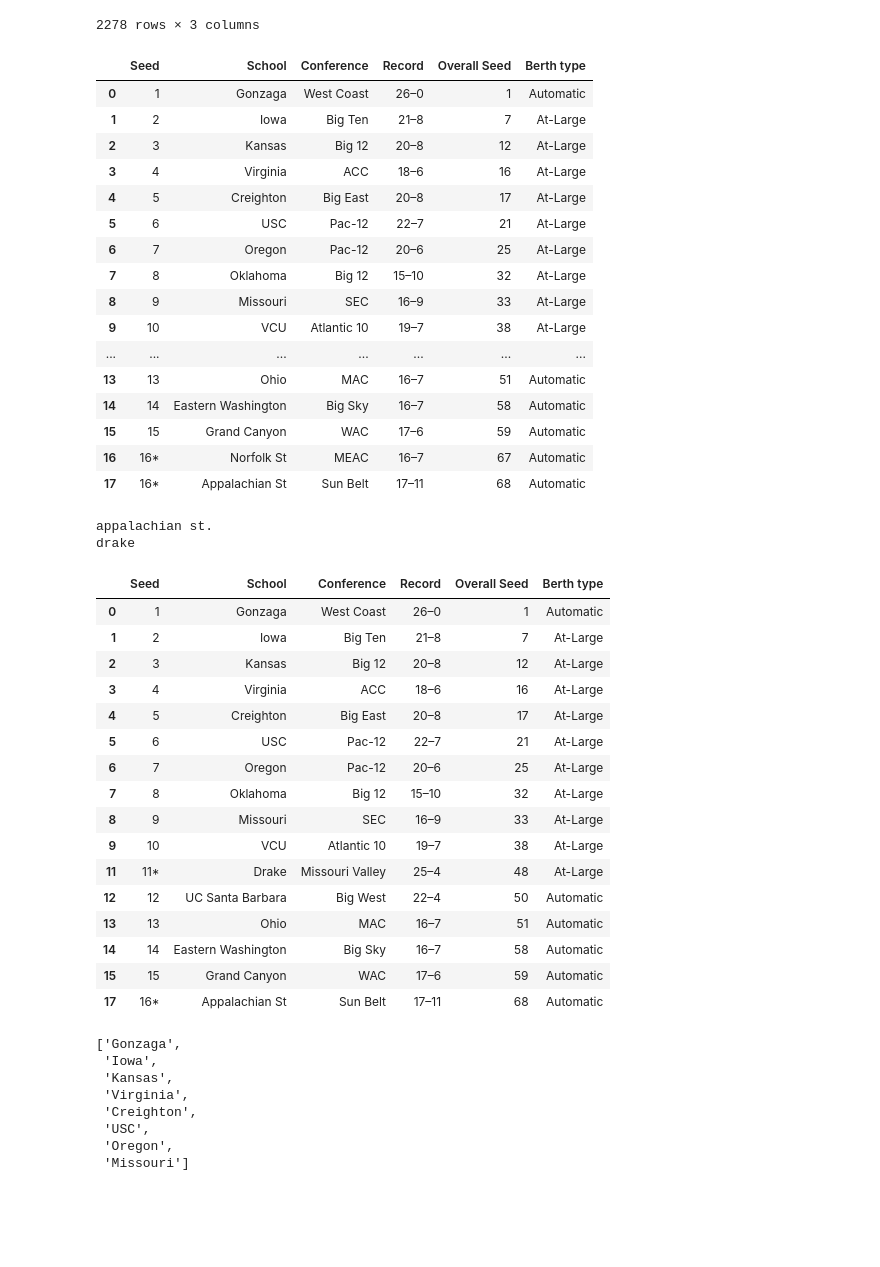
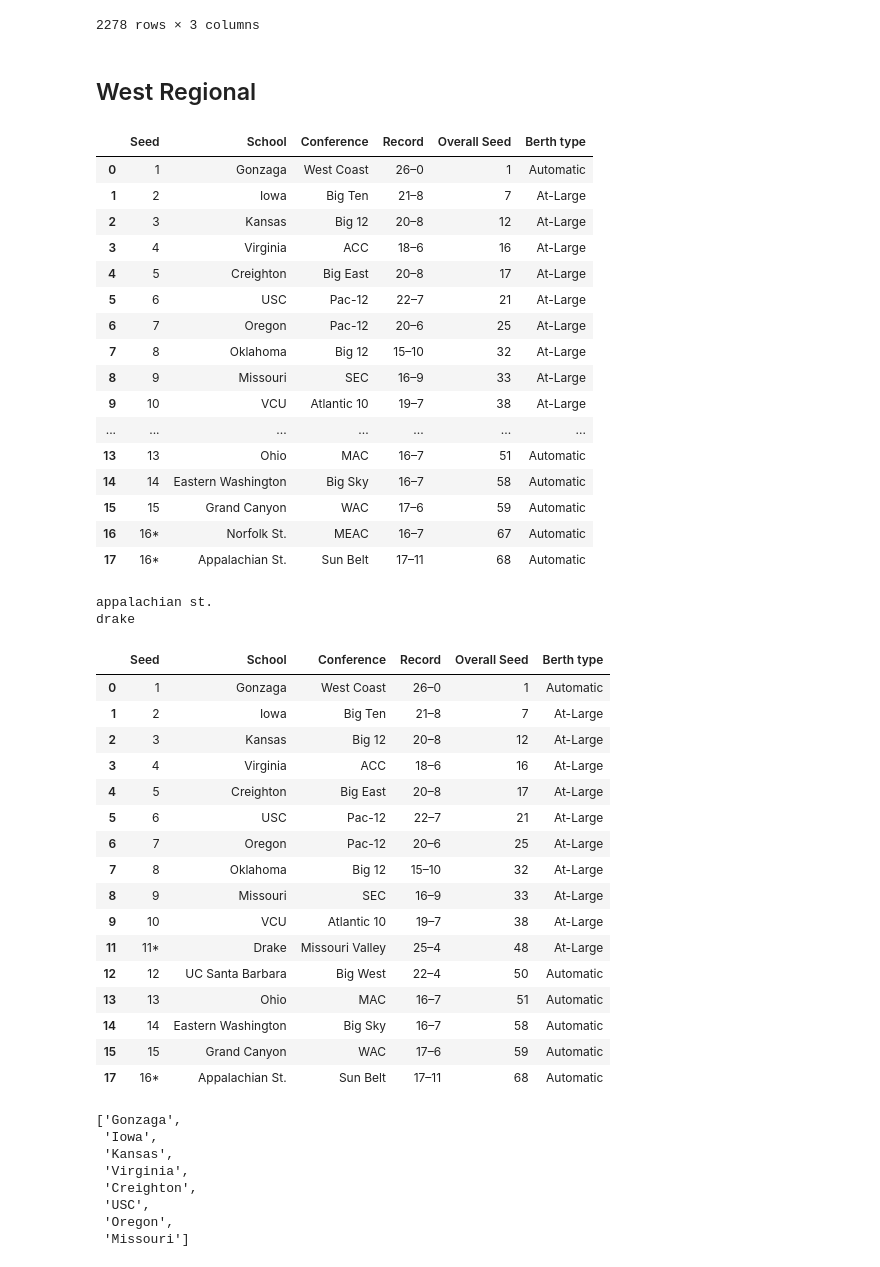
Before and after one commit to travis-tyler/ncaa_ml, a Jupyter notebook: part2/code/bracket_builder.ipynb, the cells around one changed output. Drawn from its saved outputs; the diff is of its cells as text; code cells hidden in the pictures; blank space fills up the shorter version.

```diff
--- a/part2/code/bracket_builder.ipynb
+++ b/part2/code/bracket_builder.ipynb
@@ -41,30 +41,33 @@ def game_predictor(team1, team2):
         else:
             return team1
 # %%
+# read in tourney tables from wiki
 url = 'https://en.wikipedia.org/wiki/2021_NCAA_Division_I_Men%27s_Basketball_Tournament'
+tables = pd.read_html(url)
+# %% [markdown]
+## West Regional
 # %%
-# tables = pd.read_html(url)
-west_reg = tables[4]
+west_reg = tables[5]
 west_reg['School'] = west_reg.School.str.replace('State','St.')
 west_reg
 # %% [output]
 |  | Seed | School | Conference | Record | Overall Seed | Berth type |
 | 0 | 1 | Gonzaga | West Coast | 26–0 | 1 | Automatic |
 | 1 | 2 | Iowa | Big Ten | 21–8 | 7 | At-Large |
 | 2 | 3 | Kansas | Big 12 | 20–8 | 12 | At-Large |
 | 3 | 4 | Virginia | ACC | 18–6 | 16 | At-Large |
 | 4 | 5 | Creighton | Big East | 20–8 | 17 | At-Large |
 | 5 | 6 | USC | Pac-12 | 22–7 | 21 | At-Large |
 | 6 | 7 | Oregon | Pac-12 | 20–6 | 25 | At-Large |
 | 7 | 8 | Oklahoma | Big 12 | 15–10 | 32 | At-Large |
 | 8 | 9 | Missouri | SEC | 16–9 | 33 | At-Large |
 | 9 | 10 | VCU | Atlantic 10 | 19–7 | 38 | At-Large |
 | ... | ... | ... | ... | ... | ... | ... |
 | 13 | 13 | Ohio | MAC | 16–7 | 51 | Automatic |
 | 14 | 14 | Eastern Washington | Big Sky | 16–7 | 58 | Automatic |
 | 15 | 15 | Grand Canyon | WAC | 17–6 | 59 | Automatic |
-| 16 | 16* | Norfolk St | MEAC | 16–7 | 67 | Automatic |
-| 17 | 16* | Appalachian St | Sun Belt | 17–11 | 68 | Automatic |
+| 16 | 16* | Norfolk St. | MEAC | 16–7 | 67 | Automatic |
+| 17 | 16* | Appalachian St. | Sun Belt | 17–11 | 68 | Automatic |
 # %%
 print(game_predictor('norfolk st.','appalachian st.'))
 print(game_predictor('wichita st.','drake'))
@@ -72,7 +75,7 @@ print(game_predictor('wichita st.','drake'))
 appalachian st.
 drake
 # %%
-west_reg = west_reg.loc[(west_reg.School != 'Wichita St') & (west_reg.School != 'Norfolk St')]
+west_reg = west_reg.loc[(west_reg.School != 'Wichita St.') & (west_reg.School != 'Norfolk St.')]
 west_reg_list = west_reg.School.tolist()
 west_reg
 # %% [output]
@@ -92,7 +95,7 @@ west_reg
 | 13 | 13 | Ohio | MAC | 16–7 | 51 | Automatic |
 | 14 | 14 | Eastern Washington | Big Sky | 16–7 | 58 | Automatic |
 | 15 | 15 | Grand Canyon | WAC | 17–6 | 59 | Automatic |
-| 17 | 16* | Appalachian St | Sun Belt | 17–11 | 68 | Automatic |
+| 17 | 16* | Appalachian St. | Sun Belt | 17–11 | 68 | Automatic |
 # %%
 def get_results(region_list):
 
```
Also changed, not shown: parts of 13 cells of this notebook.
